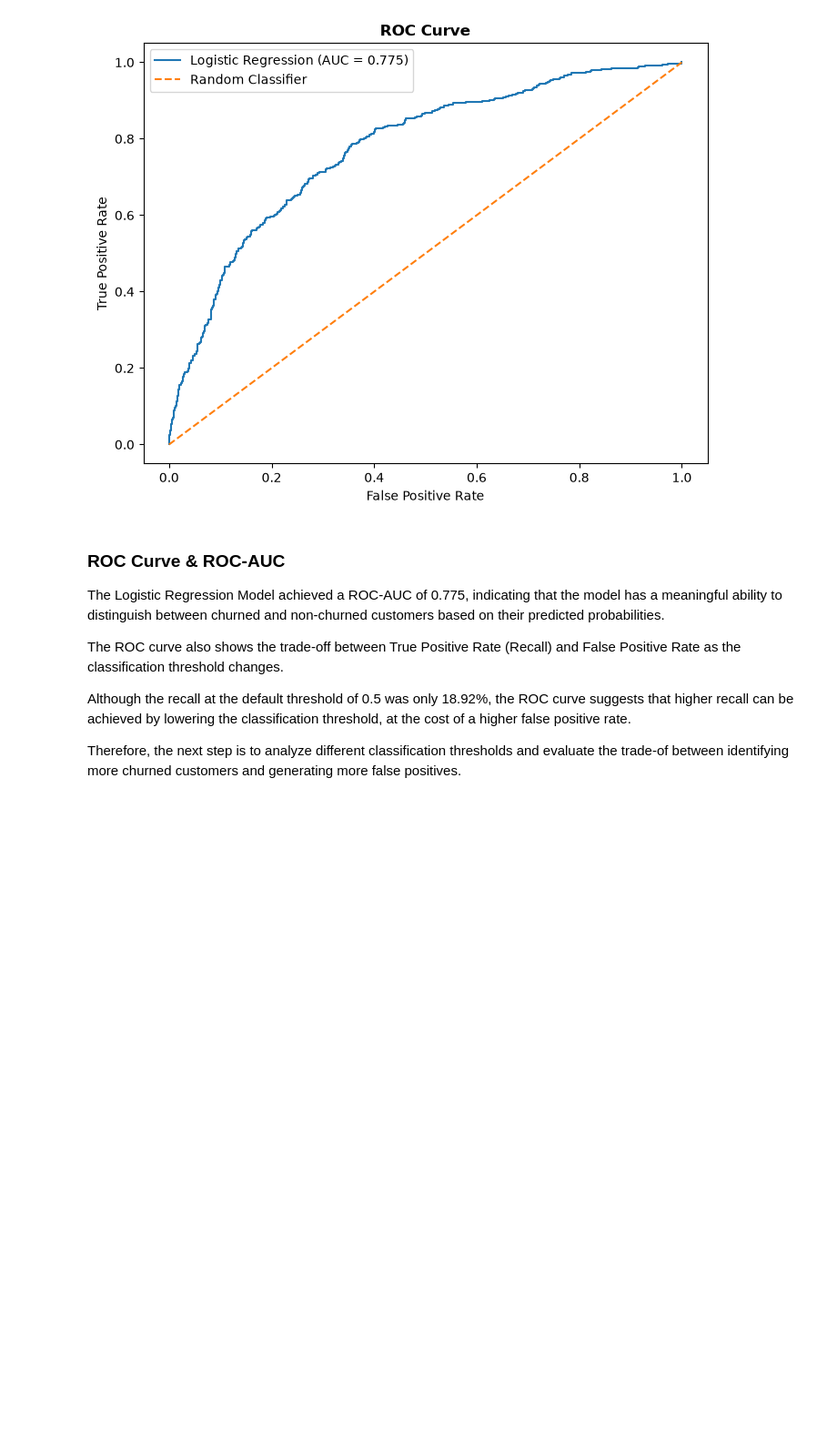
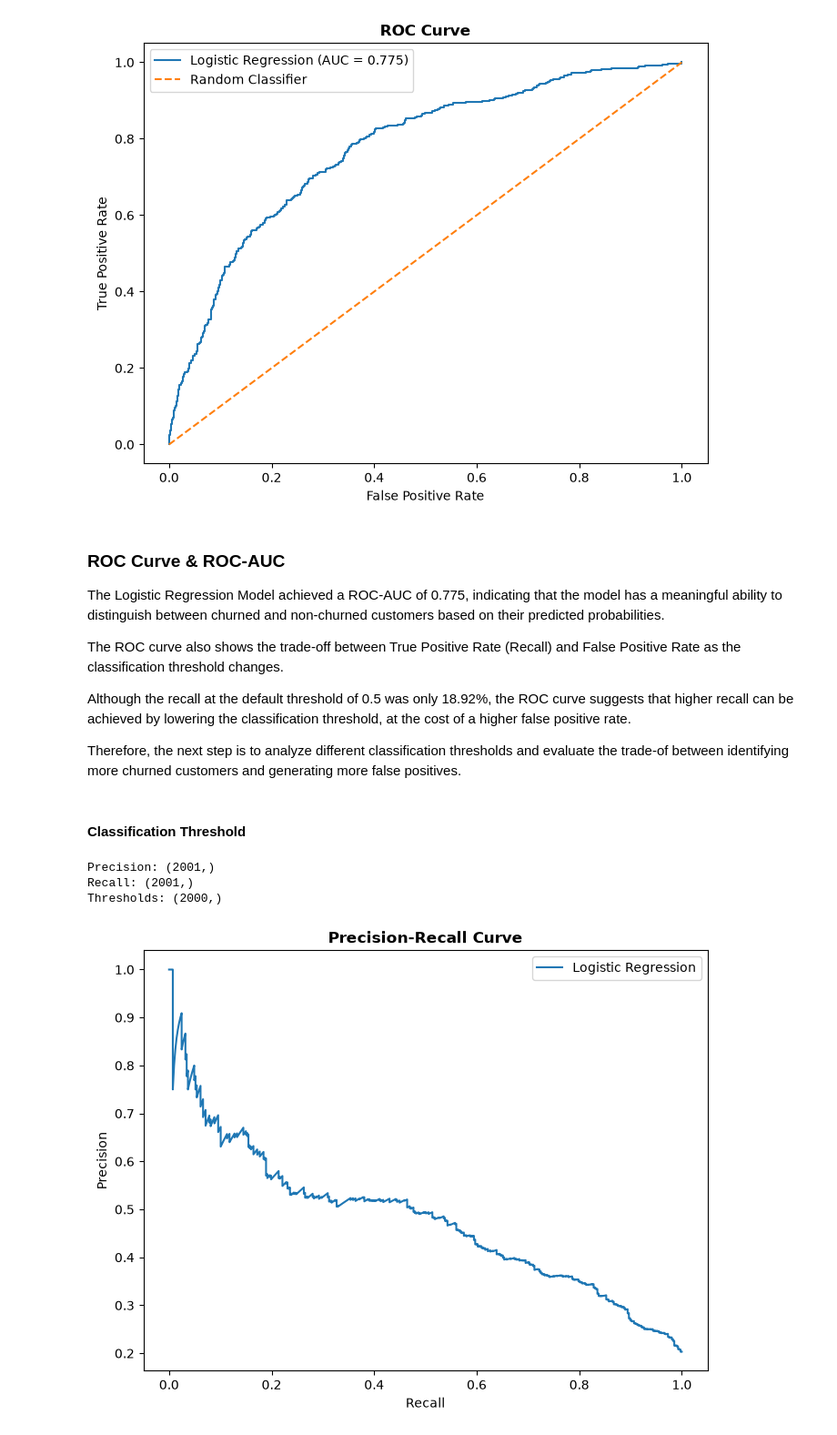
Before and after one commit to ppthanhtuyen-create/bank-customer-churn-analysis, a Jupyter notebook: data_understanding.ipynb, the cells around one changed output. Shown at 91% size. Cells and saved outputs as stored; diff of their text form; code cells hidden in the pictures; blank space fills up the shorter version.

```diff
--- a/data_understanding.ipynb
+++ b/data_understanding.ipynb
@@ -2510,3 +2495,39 @@ The ROC curve also shows the trade-off between True Positive Rate (Recall) and F
 Although the recall at the default threshold of 0.5 was only 18.92%, the ROC curve suggests that higher recall can be achieved by lowering the classification threshold, at the cost of a higher false positive rate.
 
 Therefore, the next step is to analyze different classification thresholds and evaluate the trade-of between identifying more churned customers and generating more false positives.
+# %% [markdown]
+#### **Classification Threshold**
+# %%
+from sklearn.metrics import precision_recall_curve
+
+precision, recall, thresholds_pr = precision_recall_curve(
+    y_test,
+    y_proba
+)
+
+print("Precision:", precision.shape)
+print("Recall:", recall.shape)
+print("Thresholds:", thresholds_pr.shape)
+
+
+## Plot PR Curve
+import matplotlib.pyplot as plt
+
+plt.figure(figsize=(8, 6))
+
+plt.plot(
+    recall,
+    precision,
+    label="Logistic Regression"
+)
+
+plt.xlabel("Recall")
+plt.ylabel("Precision")
+plt.title("Precision-Recall Curve", weight="bold")
+plt.legend()
+plt.show()
+# %% [output]
+Precision: (2001,)
+Recall: (2001,)
+Thresholds: (2000,)
+[figure, added]
```
Also changed, not shown: parts of 31 cells of this notebook, 1 other file.
